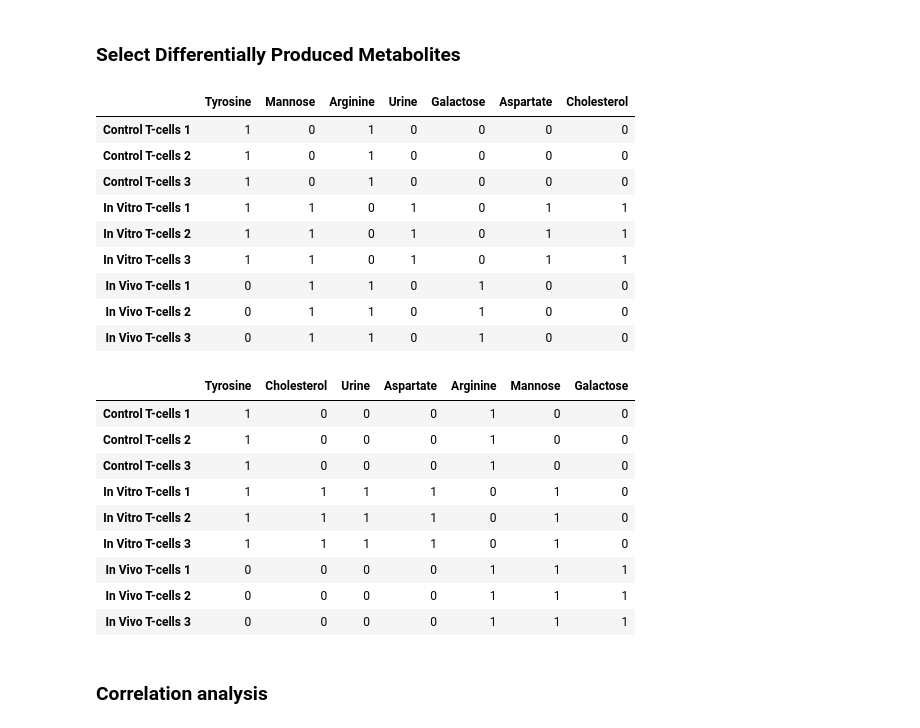
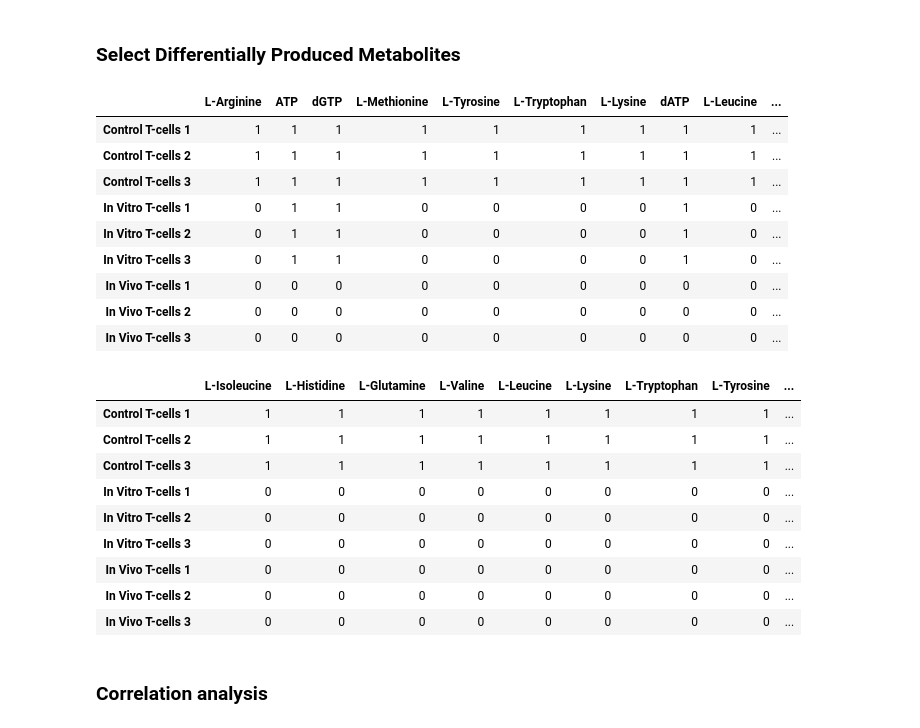
Before and after one commit to Perik-Zavodskii/BulkOmicsTools, a Jupyter notebook: LC-MS-MetaboloTools.ipynb, the cells around one changed output. Cells and saved outputs as stored; diff of their text form; code cells hidden in the pictures.

```diff
--- a/LC-MS-MetaboloTools.ipynb
+++ b/LC-MS-MetaboloTools.ipynb
@@ -15,19 +15,37 @@ from bioinfokit import analys, visuz
 ### Read LC-MS output metabolite name-containing files and preprocess
 # %%
 # Control
-sample_T_C_1 = pd.read_excel('sample_T_C_1.xlsx', header=None).iloc[:, 0].tolist()
-sample_T_C_2 = pd.read_excel('sample_T_C_2.xlsx', header=None).iloc[:, 0].tolist()
-sample_T_C_3  = pd.read_excel('sample_T_C_3.xlsx', header=None).iloc[:, 0].tolist()
+sample_T_C_1 = pd.read_excel('sample_T_C_1.xlsx'
+                             # ,header=None
+                            ).iloc[:, 0].tolist()
+sample_T_C_2 = pd.read_excel('sample_T_C_2.xlsx',
+                             # ,header=None
+                            ).iloc[:, 0].tolist()
+sample_T_C_3  = pd.read_excel('sample_T_C_3.xlsx',
+                              # ,header=None
+                             ).iloc[:, 0].tolist()
 
 # In Vitro
-sample_T_invitro_1 = pd.read_excel('sample_T_in_vitro_1.xlsx', header=None).iloc[:, 0].tolist()
-sample_T_invitro_2 = pd.read_excel('sample_T_in_vitro_2.xlsx', header=None).iloc[:, 0].tolist()
-sample_T_invitro_3 = pd.read_excel('sample_T_in_vitro_3.xlsx', header=None).iloc[:, 0].tolist()
+sample_T_invitro_1 = pd.read_excel('sample_T_in_vitro_1.xlsx',
+                                  # ,header=None
+                                  ).iloc[:, 0].tolist()
+sample_T_invitro_2 = pd.read_excel('sample_T_in_vitro_2.xlsx'
+                                   # ,header=None
+                                  ).iloc[:, 0].tolist()
+sample_T_invitro_3 = pd.read_excel('sample_T_in_vitro_3.xlsx'
+                                   # ,header=None
+                                  ).iloc[:, 0].tolist()
 
 # In Vivo
-sample_T_invivo_1 = pd.read_excel('sample_T_in_vivo_1.xlsx', header=None).iloc[:, 0].tolist()
-sample_T_invivo_2 = pd.read_excel('sample_T_in_vivo_2.xlsx', header=None).iloc[:, 0].tolist()
-sample_T_invivo_3 = pd.read_excel('sample_T_in_vivo_3.xlsx', header=None).iloc[:, 0].tolist()
+sample_T_invivo_1 = pd.read_excel('sample_T_in_vivo_1.xlsx'
+                                  # ,header=None
+                                 ).iloc[:, 0].tolist()
+sample_T_invivo_2 = pd.read_excel('sample_T_in_vivo_2.xlsx'
+                                 # ,header=None
+                                 ).iloc[:, 0].tolist()
+sample_T_invivo_3 = pd.read_excel('sample_T_in_vivo_3.xlsx'
+                                 # ,header=None
+                                 ).iloc[:, 0].tolist()
 # %%
 # Create a dictionary of Sample names and metabolite name-containing lists
 
@@ -183,43 +203,45 @@ from statsmodels.stats.multicomp import pairwise_tukeyhsd
 df["Group"] = df.index.map(column_to_group)
 significant_variables = []
 
 significance_th = 0.05 # Pick significance threshold (0.05 / 0.01 / 0.005)
 
 # Perform Two-Way ANOVA with Tukey correction for each Metabolite
 for variable in df.columns[:-1]:  # Exclude the "Group" column
     data_long = df.reset_index().melt(id_vars=["index", "Group"], value_vars=[variable])
     data_long.rename(columns={"index": "Sample", "value": "Value", "variable": "Variable"}, inplace=True)
 
     # Perform Two-Way ANOVA
     model = ols("Value ~ C(Group)", data=data_long).fit()
     anova_results = anova_lm(model)
 
     # Significance test
     if anova_results.loc["C(Group)", "PR(>F)"] < significance_th:
         # Perform Tukey
         tukey = pairwise_tukeyhsd(endog=data_long["Value"], groups=data_long["Group"], alpha=0.05)
         significant_comparisons = tukey.summary().data[1:]  # Skip the header
 
         # Check if any pairwise comparison is significant
         is_significant = any(row[4] < significance_th for row in significant_comparisons)
 
         if is_significant:
             significant_variables.append(variable)
 
+df.drop(columns=["Group"], inplace=True)
+
 # Create a new DataFrame with only significant metabolites
 df_significant = df[significant_variables]
 df_significant
 # %% [output]
-|  | Tyrosine | Mannose | Arginine | Urine | Galactose | Aspartate | Cholesterol |
-| Control T-cells 1 | 1 | 0 | 1 | 0 | 0 | 0 | 0 |
-| Control T-cells 2 | 1 | 0 | 1 | 0 | 0 | 0 | 0 |
-| Control T-cells 3 | 1 | 0 | 1 | 0 | 0 | 0 | 0 |
-| In Vitro T-cells 1 | 1 | 1 | 0 | 1 | 0 | 1 | 1 |
-| In Vitro T-cells 2 | 1 | 1 | 0 | 1 | 0 | 1 | 1 |
-| In Vitro T-cells 3 | 1 | 1 | 0 | 1 | 0 | 1 | 1 |
-| In Vivo T-cells 1 | 0 | 1 | 1 | 0 | 1 | 0 | 0 |
-| In Vivo T-cells 2 | 0 | 1 | 1 | 0 | 1 | 0 | 0 |
-| In Vivo T-cells 3 | 0 | 1 | 1 | 0 | 1 | 0 | 0 |
+|  | L-Arginine | ATP | dGTP | L-Methionine | L-Tyrosine | L-Tryptophan | L-Lysine | dATP | L-Leucine | ... |
+| Control T-cells 1 | 1 | 1 | 1 | 1 | 1 | 1 | 1 | 1 | 1 | ... |
+| Control T-cells 2 | 1 | 1 | 1 | 1 | 1 | 1 | 1 | 1 | 1 | ... |
+| Control T-cells 3 | 1 | 1 | 1 | 1 | 1 | 1 | 1 | 1 | 1 | ... |
+| In Vitro T-cells 1 | 0 | 1 | 1 | 0 | 0 | 0 | 0 | 1 | 0 | ... |
+| In Vitro T-cells 2 | 0 | 1 | 1 | 0 | 0 | 0 | 0 | 1 | 0 | ... |
+| In Vitro T-cells 3 | 0 | 1 | 1 | 0 | 0 | 0 | 0 | 1 | 0 | ... |
+| In Vivo T-cells 1 | 0 | 0 | 0 | 0 | 0 | 0 | 0 | 0 | 0 | ... |
+| In Vivo T-cells 2 | 0 | 0 | 0 | 0 | 0 | 0 | 0 | 0 | 0 | ... |
+| In Vivo T-cells 3 | 0 | 0 | 0 | 0 | 0 | 0 | 0 | 0 | 0 | ... |
 # %%
 # Cluster differentially-produced metabolites
 
@@ -232,16 +254,16 @@ clustered_df_significant = df_significant.iloc[:, clustered_cols] # Metabolite c
 # clustered_df_significant = df_significant.iloc[clustered_rows, :].iloc[:, clustered_cols] # Metabolite and sample clustering
 clustered_df_significant
 # %% [output]
-|  | Tyrosine | Cholesterol | Urine | Aspartate | Arginine | Mannose | Galactose |
-| Control T-cells 1 | 1 | 0 | 0 | 0 | 1 | 0 | 0 |
-| Control T-cells 2 | 1 | 0 | 0 | 0 | 1 | 0 | 0 |
-| Control T-cells 3 | 1 | 0 | 0 | 0 | 1 | 0 | 0 |
-| In Vitro T-cells 1 | 1 | 1 | 1 | 1 | 0 | 1 | 0 |
-| In Vitro T-cells 2 | 1 | 1 | 1 | 1 | 0 | 1 | 0 |
-| In Vitro T-cells 3 | 1 | 1 | 1 | 1 | 0 | 1 | 0 |
-| In Vivo T-cells 1 | 0 | 0 | 0 | 0 | 1 | 1 | 1 |
-| In Vivo T-cells 2 | 0 | 0 | 0 | 0 | 1 | 1 | 1 |
-| In Vivo T-cells 3 | 0 | 0 | 0 | 0 | 1 | 1 | 1 |
+|  | L-Isoleucine | L-Histidine | L-Glutamine | L-Valine | L-Leucine | L-Lysine | L-Tryptophan | L-Tyrosine | ... |
+| Control T-cells 1 | 1 | 1 | 1 | 1 | 1 | 1 | 1 | 1 | ... |
+| Control T-cells 2 | 1 | 1 | 1 | 1 | 1 | 1 | 1 | 1 | ... |
+| Control T-cells 3 | 1 | 1 | 1 | 1 | 1 | 1 | 1 | 1 | ... |
+| In Vitro T-cells 1 | 0 | 0 | 0 | 0 | 0 | 0 | 0 | 0 | ... |
+| In Vitro T-cells 2 | 0 | 0 | 0 | 0 | 0 | 0 | 0 | 0 | ... |
+| In Vitro T-cells 3 | 0 | 0 | 0 | 0 | 0 | 0 | 0 | 0 | ... |
+| In Vivo T-cells 1 | 0 | 0 | 0 | 0 | 0 | 0 | 0 | 0 | ... |
+| In Vivo T-cells 2 | 0 | 0 | 0 | 0 | 0 | 0 | 0 | 0 | ... |
+| In Vivo T-cells 3 | 0 | 0 | 0 | 0 | 0 | 0 | 0 | 0 | ... |
 # %%
 visuz.gene_exp.hmap(df=df_significant, cmap='bwr',
                     # Keep the following consistent with the clustering step!!!
```
Also changed, not shown: parts of 6 cells of this notebook, 5 other files.
